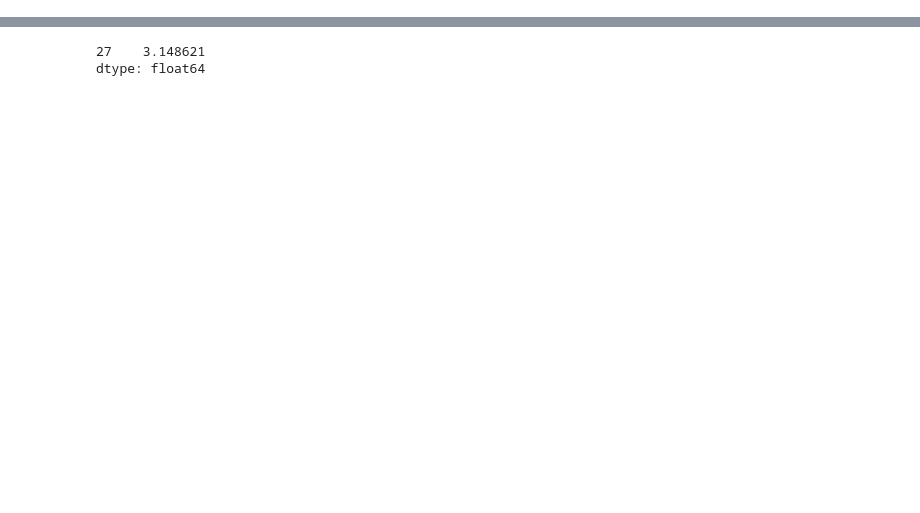
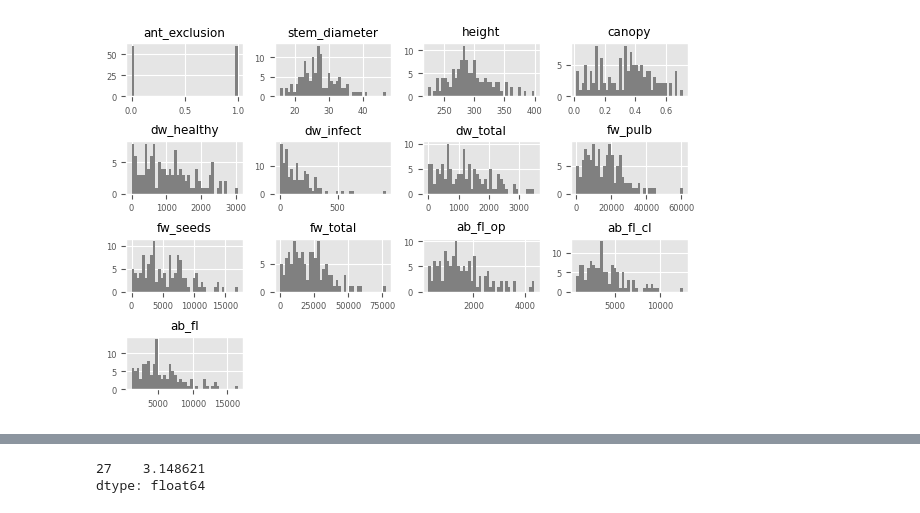
Before and after one commit to Statsomat/OLSAI, a Jupyter notebook: ColabNotebooks/CacaoPL_v2.ipynb, the cells around one changed output, grey strips where cells are left out. Cells and saved outputs as stored; diff of their text form; code cells hidden in the pictures; blank space fills up the shorter version.

```diff
--- a/ColabNotebooks/CacaoPL_v2.ipynb
+++ b/ColabNotebooks/CacaoPL_v2.ipynb
@@ -42,0 +94,9 @@ model = sm.OLS(y, x).fit() # train the model
+# %%
+import matplotlib.pyplot as plt
+
+plt.rcParams.update({'font.size': 6})
+df_eda.hist(figsize=(6, 4), bins=40, color='gray')
+plt.tight_layout()
+plt.show()
+# %% [output]
+[figure, added]
```
Also changed, not shown: parts of 46 cells of this notebook.
